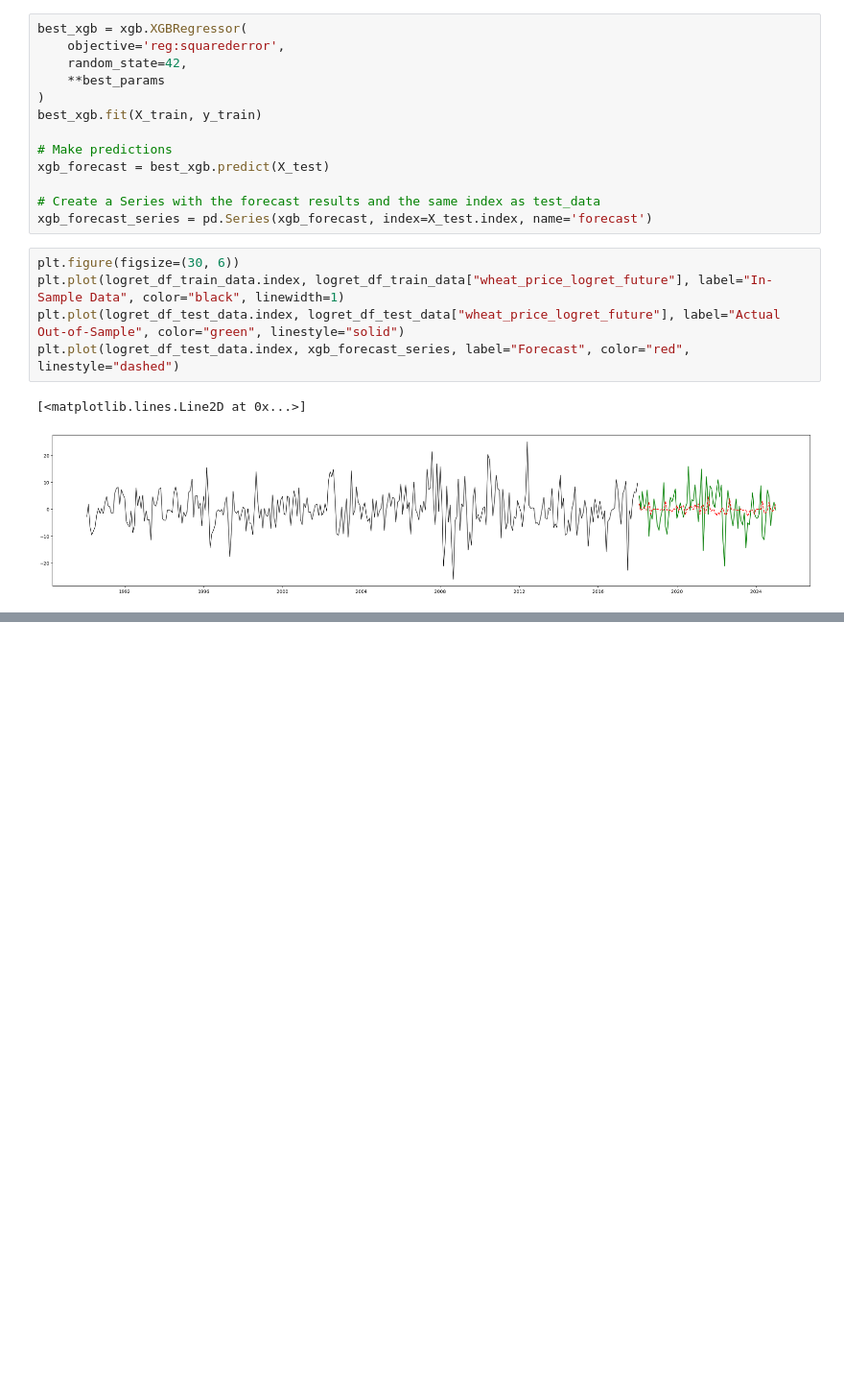
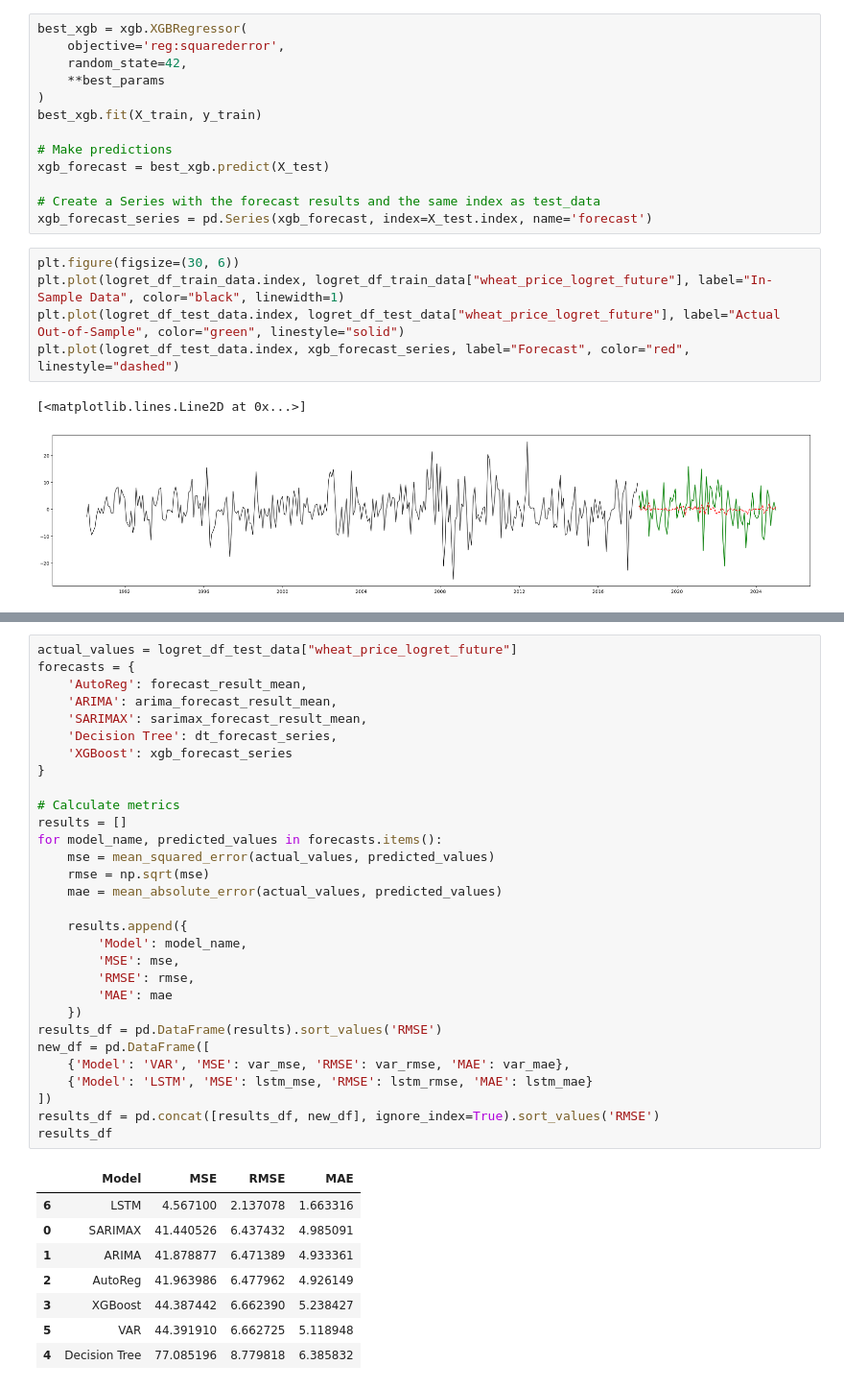
Before and after one commit to djwh1tmer/ML-Time-Series-Final-Project, a Jupyter notebook: Jupyter Notebooks/Final_Models_2.ipynb, the cells around one changed output, grey strips where cells are left out. Shown at 96% size. Saved outputs shown, nothing was run; the diff lists cells and outputs as text; blank space fills up the shorter version.

```diff
--- a/Jupyter Notebooks/Final_Models_2.ipynb
+++ b/Jupyter Notebooks/Final_Models_2.ipynb
@@ -455,0 +609,39 @@ results_df
+# %%
+actual_values = logret_df_test_data["wheat_price_logret_future"]
+forecasts = {
+    'AutoReg': forecast_result_mean,
+    'ARIMA': arima_forecast_result_mean,
+    'SARIMAX': sarimax_forecast_result_mean,
+    'Decision Tree': dt_forecast_series,
+    'XGBoost': xgb_forecast_series
+}
+
+# Calculate metrics
+results = []
+for model_name, predicted_values in forecasts.items():
+    mse = mean_squared_error(actual_values, predicted_values)
+    rmse = np.sqrt(mse)
+    mae = mean_absolute_error(actual_values, predicted_values)
+
+    results.append({
+        'Model': model_name,
+        'MSE': mse,
+        'RMSE': rmse,
+        'MAE': mae
+    })
+results_df = pd.DataFrame(results).sort_values('RMSE')
+new_df = pd.DataFrame([
+    {'Model': 'VAR', 'MSE': var_mse, 'RMSE': var_rmse, 'MAE': var_mae},
+    {'Model': 'LSTM', 'MSE': lstm_mse, 'RMSE': lstm_rmse, 'MAE': lstm_mae}
+])
+results_df = pd.concat([results_df, new_df], ignore_index=True).sort_values('RMSE')
+results_df
+# %% [output]
+|  | Model | MSE | RMSE | MAE |
+| 6 | LSTM | 4.567100 | 2.137078 | 1.663316 |
+| 0 | SARIMAX | 41.440526 | 6.437432 | 4.985091 |
+| 1 | ARIMA | 41.878877 | 6.471389 | 4.933361 |
+| 2 | AutoReg | 41.963986 | 6.477962 | 4.926149 |
+| 3 | XGBoost | 44.387442 | 6.662390 | 5.238427 |
+| 5 | VAR | 44.391910 | 6.662725 | 5.118948 |
+| 4 | Decision Tree | 77.085196 | 8.779818 | 6.385832 |
```
Also changed, not shown: parts of 10 cells of this notebook.
